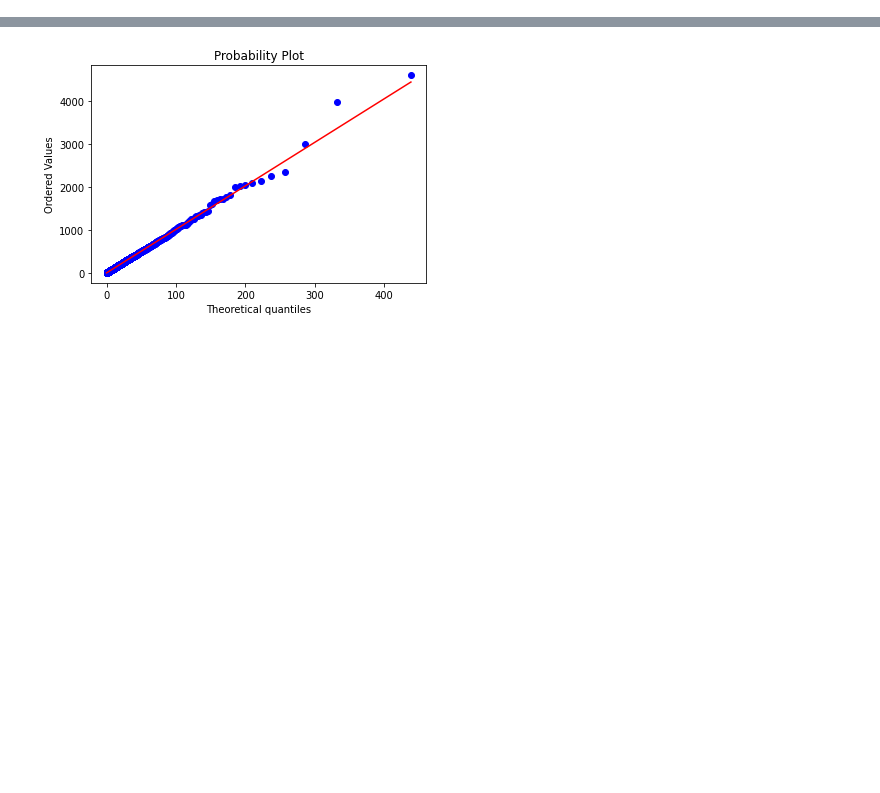
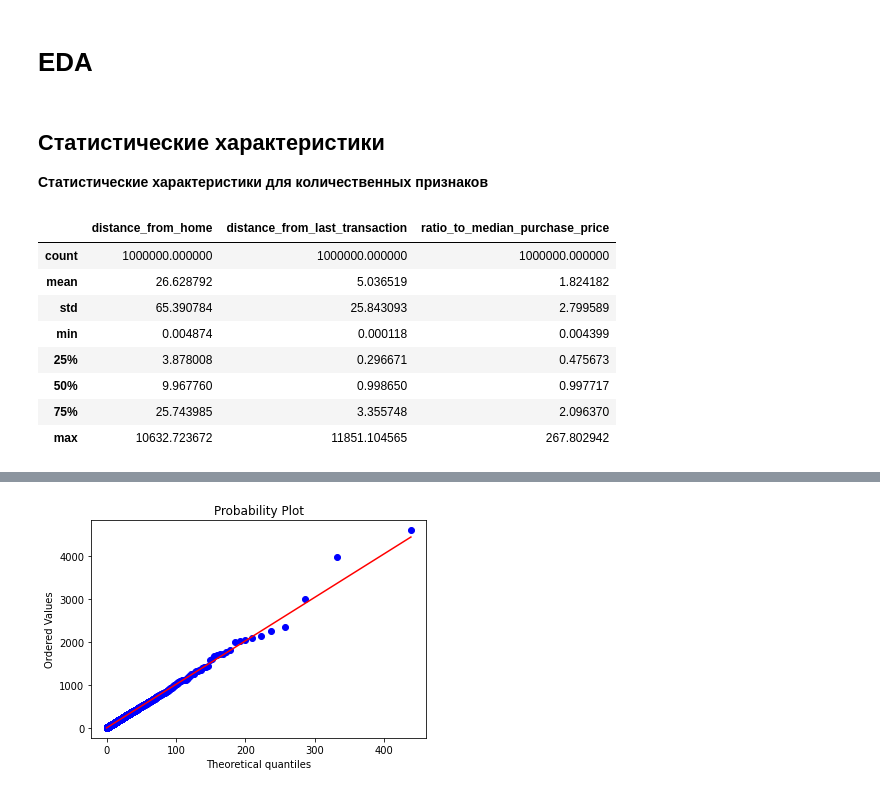
Before and after one commit to antohachekhov/Credit-Card-Fraud, a Jupyter notebook: eda_dataset.ipynb, the cells around one changed output, grey strips where cells are left out. Drawn from its saved outputs; the diff is of its cells as text; code cells hidden in the pictures; blank space fills up the shorter version.

```diff
--- a/eda_dataset.ipynb
+++ b/eda_dataset.ipynb
@@ -41,18 +2,0 @@ DataFrame — основной тип данных в Pandas, его можно
-# %%
-import numpy as np
-import pandas as pd
-import matplotlib.pyplot as plt
-from matplotlib.pyplot import figure
-from matplotlib import transforms
-from google.colab import drive
-from scipy.stats import iqr
-from sklearn.model_selection import train_test_split
-from sklearn.ensemble import GradientBoostingClassifier
-from sklearn.metrics import f1_score
-from sklearn.metrics import accuracy_score
-from sklearn.linear_model import LogisticRegression
-from sklearn.ensemble import RandomForestClassifier
-
-
-drive.mount('/content/drive') # подключение облачного хранилища Google Drive
-pd.options.display.expand_frame_repr = False # отключение переносов DataFrame при выводе
@@ -284,0 +66,18 @@ sns.pairplot(dataset, hue='fraud')
+# %% [markdown]
+# EDA
+# %% [markdown]
+## Статистические характеристики
+
+**Статистические характеристики для количественных признаков**
+# %%
+dataset[numeric_features].describe()
+# %% [output]
+|  | distance_from_home | distance_from_last_transaction | ratio_to_median_purchase_price |
+| count | 1000000.000000 | 1000000.000000 | 1000000.000000 |
+| mean | 26.628792 | 5.036519 | 1.824182 |
+| std | 65.390784 | 25.843093 | 2.799589 |
+| min | 0.004874 | 0.000118 | 0.004399 |
+| 25% | 3.878008 | 0.296671 | 0.475673 |
+| 50% | 9.967760 | 0.998650 | 0.997717 |
+| 75% | 25.743985 | 3.355748 | 2.096370 |
+| max | 10632.723672 | 11851.104565 | 267.802942 |
```
Also changed, not shown: parts of 51 cells of this notebook.
